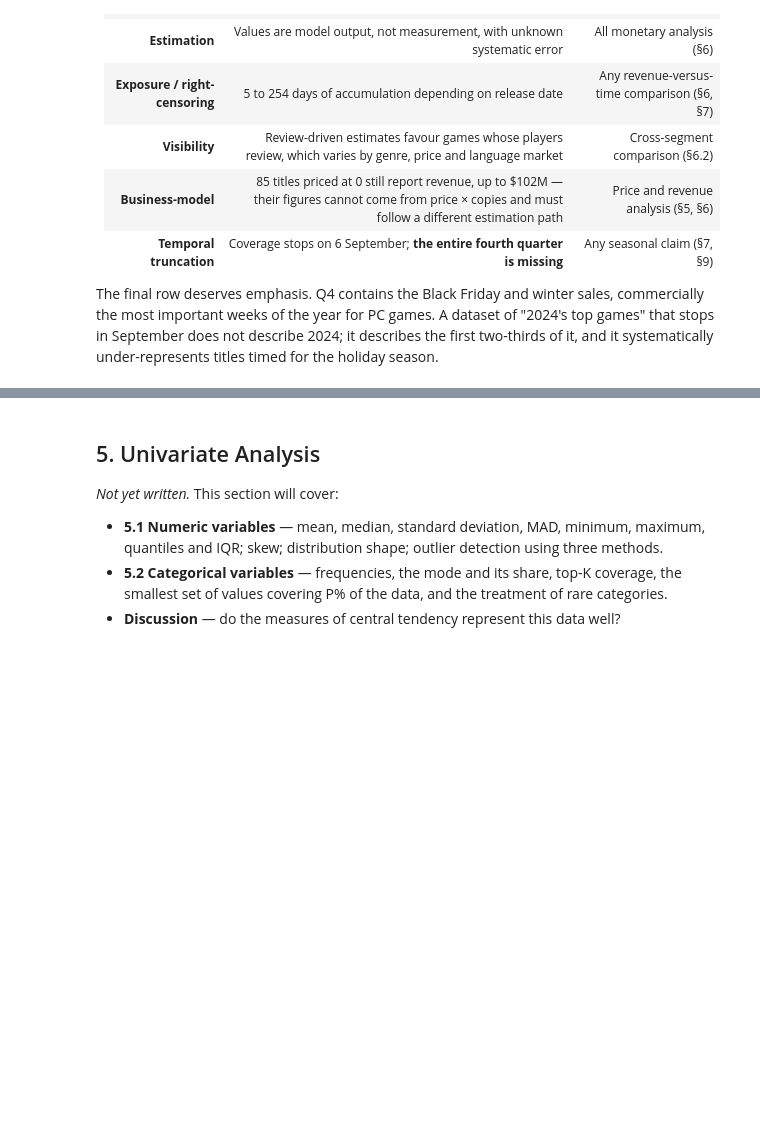
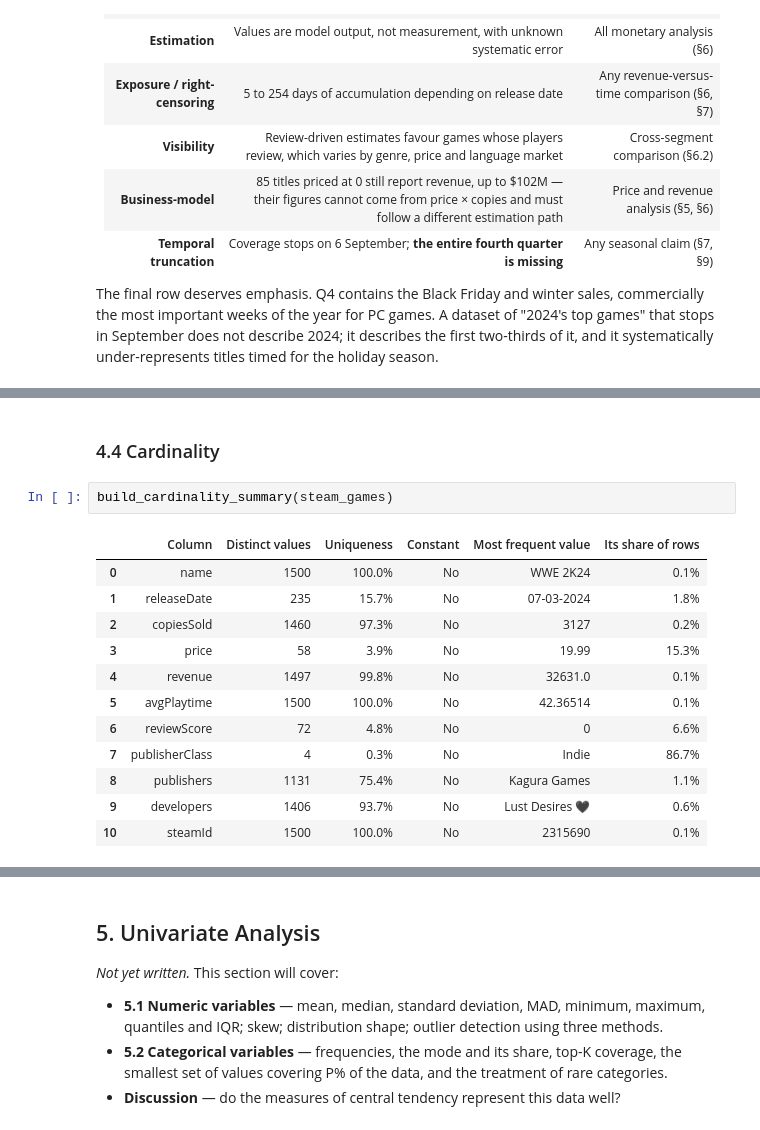
Before and after one commit to shonmazon/Data_Science, a Jupyter notebook: assignment1-eda/notebooks/steam_2024_eda.ipynb, the cells around one changed output, grey strips where cells are left out. Drawn from its saved outputs; the diff is of its cells as text; blank space fills up the shorter version.

```diff
--- a/assignment1-eda/notebooks/steam_2024_eda.ipynb
+++ b/assignment1-eda/notebooks/steam_2024_eda.ipynb
@@ -519,0 +794,17 @@ for the holiday season.
+# %% [markdown]
+### 4.4 Cardinality
+# %%
+build_cardinality_summary(steam_games)
+# %% [output]
+|  | Column | Distinct values | Uniqueness | Constant | Most frequent value | Its share of rows |
+| 0 | name | 1500 | 100.0% | No | WWE 2K24 | 0.1% |
+| 1 | releaseDate | 235 | 15.7% | No | 07-03-2024 | 1.8% |
+| 2 | copiesSold | 1460 | 97.3% | No | 3127 | 0.2% |
+| 3 | price | 58 | 3.9% | No | 19.99 | 15.3% |
+| 4 | revenue | 1497 | 99.8% | No | 32631.0 | 0.1% |
+| 5 | avgPlaytime | 1500 | 100.0% | No | 42.36514 | 0.1% |
+| 6 | reviewScore | 72 | 4.8% | No | 0 | 6.6% |
+| 7 | publisherClass | 4 | 0.3% | No | Indie | 86.7% |
+| 8 | publishers | 1131 | 75.4% | No | Kagura Games | 1.1% |
+| 9 | developers | 1406 | 93.7% | No | Lust Desires 🖤 | 0.6% |
+| 10 | steamId | 1500 | 100.0% | No | 2315690 | 0.1% |
```
Also changed, not shown: parts of 18 cells of this notebook, 1 other file.
